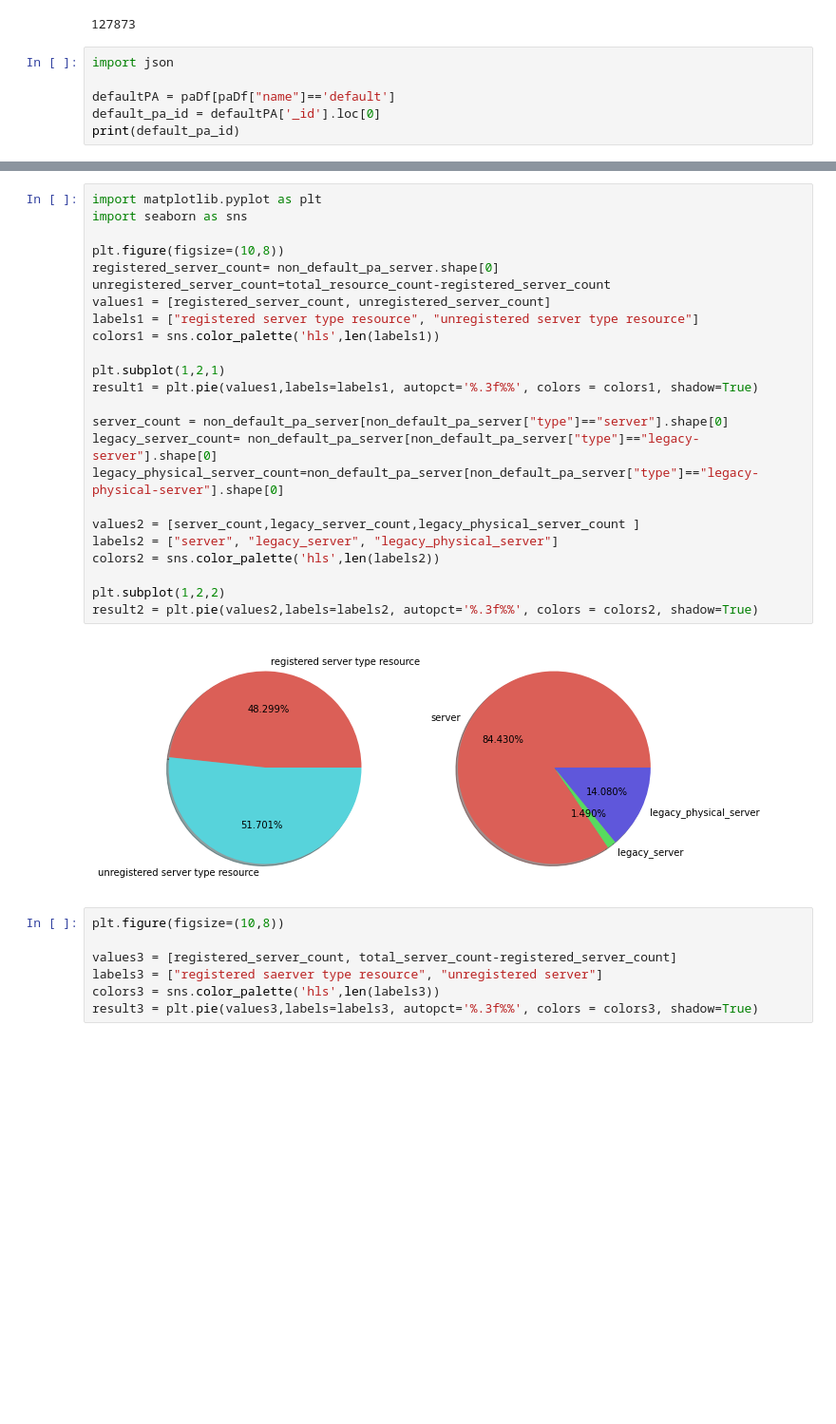
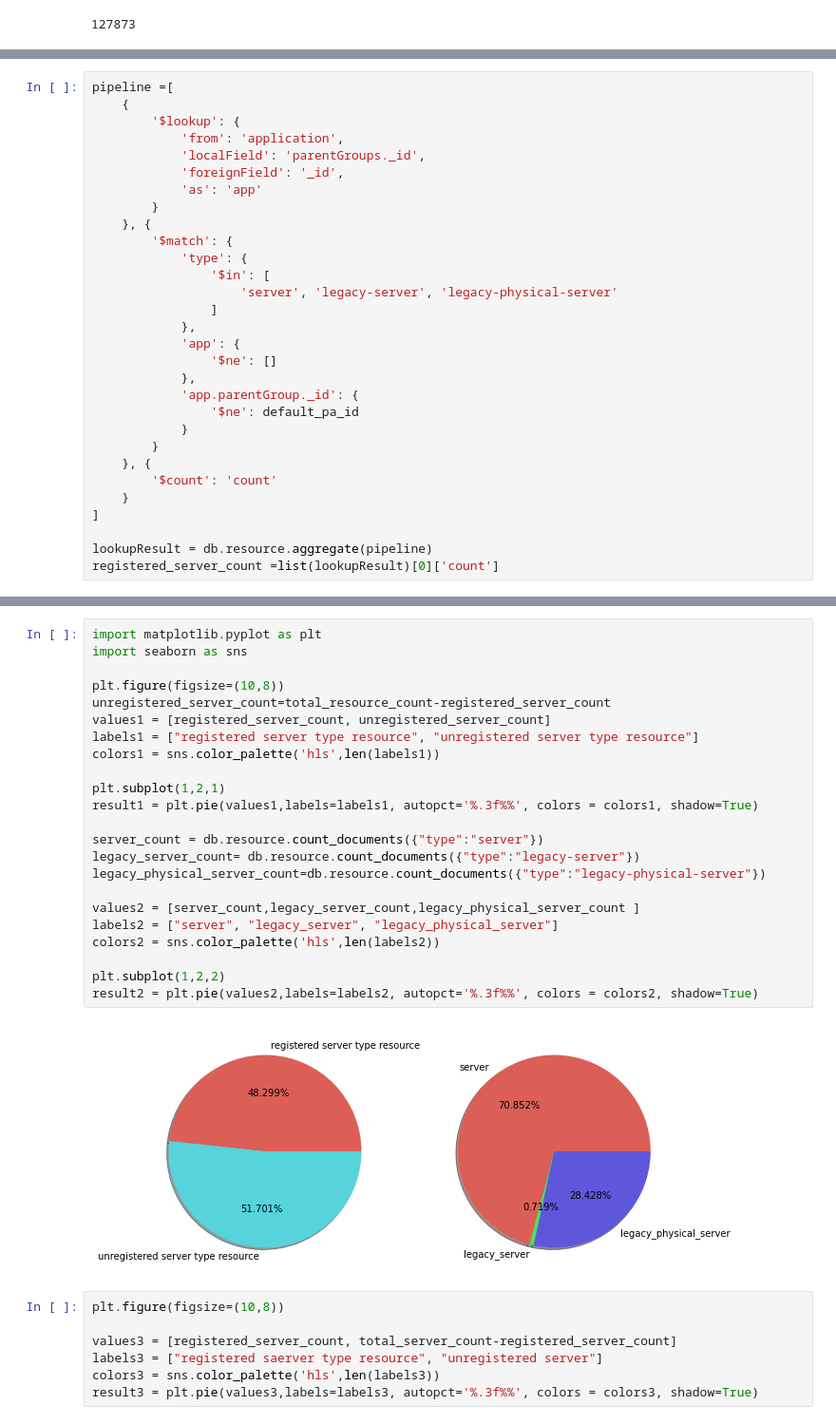
Before and after one commit to 2jimoo/statistics_with_mongodb_s3_papermill_k8s, a Jupyter notebook: pymongo_registration_rate.ipynb, the cells around one changed output, grey strips where cells are left out. Shown at 95% size. Cells and saved outputs as stored; diff of their text form; blank space fills up the shorter version.

```diff
--- a/pymongo_registration_rate.ipynb
+++ b/pymongo_registration_rate.ipynb
@@ -26,9 +25,3 @@ total_server_count = db.server.count_documents({})
 print(total_resource_count)
 # %% [output]
 127873
-# %%
-import json
-
-defaultPA = paDf[paDf["name"]=='default']
-default_pa_id = defaultPA['_id'].loc[0]
-print(default_pa_id)
@@ -66,0 +28,30 @@ lookupServerApplicationDf.head(1)
+# %%
+pipeline =[
+    {
+        '$lookup': {
+            'from': 'application',
+            'localField': 'parentGroups._id',
+            'foreignField': '_id',
+            'as': 'app'
+        }
+    }, {
+        '$match': {
+            'type': {
+                '$in': [
+                    'server', 'legacy-server', 'legacy-physical-server'
+                ]
+            },
+            'app': {
+                '$ne': []
+            },
+            'app.parentGroup._id': {
+                '$ne': default_pa_id
+            }
+        }
+    }, {
+        '$count': 'count'
+    }
+]
+
+lookupResult = db.resource.aggregate(pipeline)
+registered_server_count =list(lookupResult)[0]['count']
@@ -67,29 +62,28 @@ lookupServerApplicationDf.head(1)
 # %%
 import matplotlib.pyplot as plt
 import seaborn as sns
 
 plt.figure(figsize=(10,8))
-registered_server_count= non_default_pa_server.shape[0]
 unregistered_server_count=total_resource_count-registered_server_count
 values1 = [registered_server_count, unregistered_server_count]
 labels1 = ["registered server type resource", "unregistered server type resource"]
 colors1 = sns.color_palette('hls',len(labels1))
 
 plt.subplot(1,2,1)
 result1 = plt.pie(values1,labels=labels1, autopct='%.3f%%', colors = colors1, shadow=True)
 
-server_count = non_default_pa_server[non_default_pa_server["type"]=="server"].shape[0]
-legacy_server_count= non_default_pa_server[non_default_pa_server["type"]=="legacy-server"].shape[0]
-legacy_physical_server_count=non_default_pa_server[non_default_pa_server["type"]=="legacy-physical-server"].shape[0]
+server_count = db.resource.count_documents({"type":"server"})
+legacy_server_count= db.resource.count_documents({"type":"legacy-server"})
+legacy_physical_server_count=db.resource.count_documents({"type":"legacy-physical-server"})
 
 values2 = [server_count,legacy_server_count,legacy_physical_server_count ]
 labels2 = ["server", "legacy_server", "legacy_physical_server"]
 colors2 = sns.color_palette('hls',len(labels2))
 
 plt.subplot(1,2,2)
 result2 = plt.pie(values2,labels=labels2, autopct='%.3f%%', colors = colors2, shadow=True)
 # %% [output]
-[figure, old version]
+[figure, new version]
 # %%
 plt.figure(figsize=(10,8))
 
```
Also changed, not shown: parts of 12 cells of this notebook, 15 other files.
